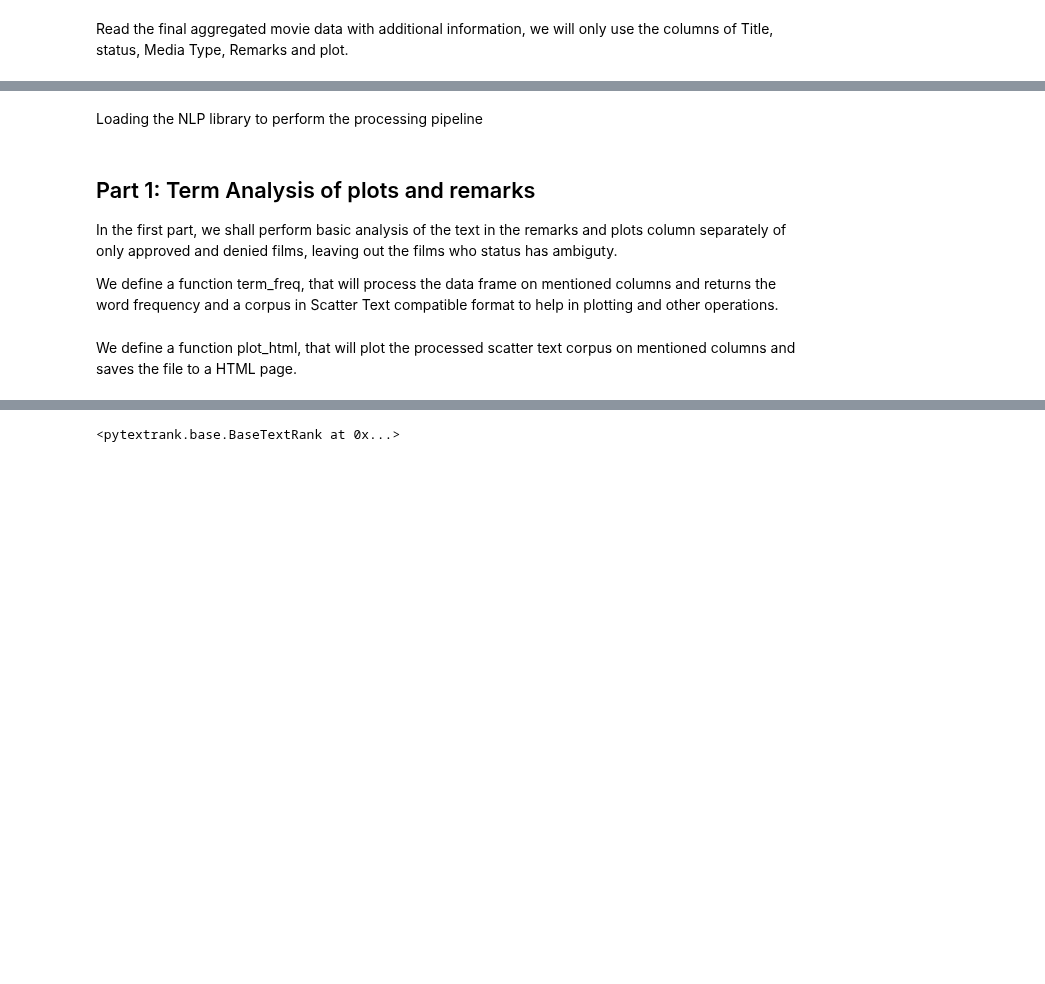
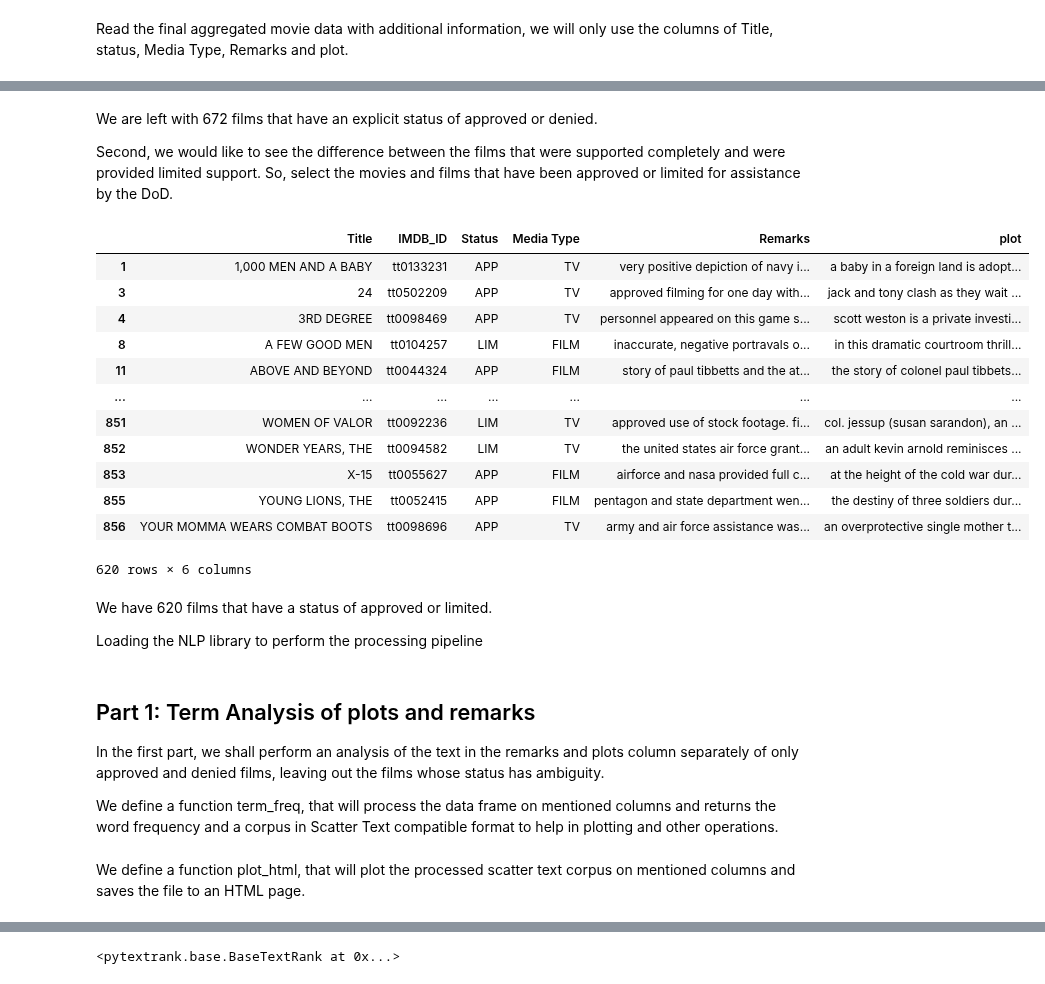
Before and after one commit to ravinitheshreddy/SubtlePropaganda, a Jupyter notebook: notebooks/analysis_with_scattertext.ipynb, the cells around one changed output, grey strips where cells are left out. Saved outputs shown, nothing was run; the diff lists cells and outputs as text; code cells hidden in the pictures; blank space fills up the shorter version.

```diff
--- a/notebooks/analysis_with_scattertext.ipynb
+++ b/notebooks/analysis_with_scattertext.ipynb
@@ -54,11 +69,39 @@ dod_subset
+# %% [markdown]
+We are left with 672 films that have an explicit status of approved or denied.
+
+Second, we would like to see the difference between the films that were supported completely and were provided limited support. So, select the movies and films that have been approved or limited for assistance by the DoD.
+# %%
+# Take a subset of approved and limited movies
+array = ['APP', 'LIM']
+dod_app_lim_subset = made_movies_data.loc[made_movies_data['Status'].isin(array)]
+# lower casing the textual fields
+dod_app_lim_subset["Remarks"] = dod_app_lim_subset["Remarks"].str.lower()
+dod_app_lim_subset["plot"] = dod_app_lim_subset["plot"].str.lower()
+dod_app_lim_subset
+# %% [output]
+|  | Title | IMDB_ID | Status | Media Type | Remarks | plot |
+| 1 | 1,000 MEN AND A BABY | tt0133231 | APP | TV | very positive depiction of navy i... | a baby in a foreign land is adopt... |
+| 3 | 24 | tt0502209 | APP | TV | approved filming for one day with... | jack and tony clash as they wait ... |
+| 4 | 3RD DEGREE | tt0098469 | APP | TV | personnel appeared on this game s... | scott weston is a private investi... |
+| 8 | A FEW GOOD MEN | tt0104257 | LIM | FILM | inaccurate, negative portravals o... | in this dramatic courtroom thrill... |
+| 11 | ABOVE AND BEYOND | tt0044324 | APP | FILM | story of paul tibbetts and the at... | the story of colonel paul tibbets... |
+| ... | ... | ... | ... | ... | ... | ... |
+| 851 | WOMEN OF VALOR | tt0092236 | LIM | TV | approved use of stock footage. fi... | col. jessup (susan sarandon), an ... |
+| 852 | WONDER YEARS, THE | tt0094582 | LIM | TV | the united states air force grant... | an adult kevin arnold reminisces ... |
+| 853 | X-15 | tt0055627 | APP | FILM | airforce and nasa provided full c... | at the height of the cold war dur... |
+| 855 | YOUNG LIONS, THE | tt0052415 | APP | FILM | pentagon and state department wen... | the destiny of three soldiers dur... |
+| 856 | YOUR MOMMA WEARS COMBAT BOOTS | tt0098696 | APP | TV | army and air force assistance was... | an overprotective single mother t... |
+620 rows × 6 columns
 # %% [markdown]
+We have 620 films that have a status of approved or limited.
+
 Loading the NLP library to perform the processing pipeline
 # %%
 nlp = spacy.load('en_core_web_trf')
 # %% [markdown]
 ## Part 1: Term Analysis of plots and remarks
 
-In the first part, we shall perform basic analysis of the text in the remarks and plots column separately of only approved and denied films, leaving out the films who status has ambiguty.
+In the first part, we shall perform an analysis of the text in the remarks and plots column separately of only approved and denied films, leaving out the films whose status has ambiguity.
 
 We define a function term_freq, that will process the data frame on mentioned columns and returns the word frequency and a corpus in Scatter Text compatible format to help in plotting and other operations.
 # %%
@@ -122,7 +165,7 @@ def term_freq(data_frame, cat_col, text_col, cat_1, cat_2, nlp,
 
     return df_cat1, df_cat2, corpus
 # %% [markdown]
-We define a function plot_html, that will plot the processed scatter text corpus on mentioned columns and saves the file to a HTML page.
+We define a function plot_html, that will plot the processed scatter text corpus on mentioned columns and saves the file to an HTML page.
 # %%
 def plot_html(corpus, cat, name_of_category_1, name_of_category_2,
               html_file_name):
```
Also changed, not shown: parts of 72 cells of this notebook.
